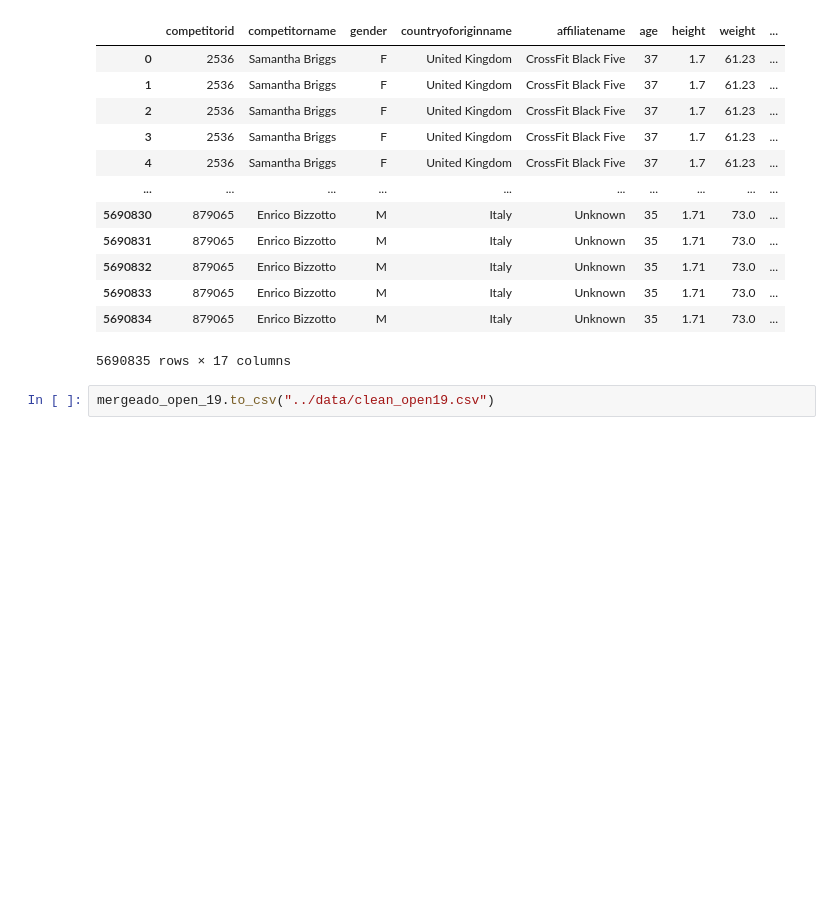
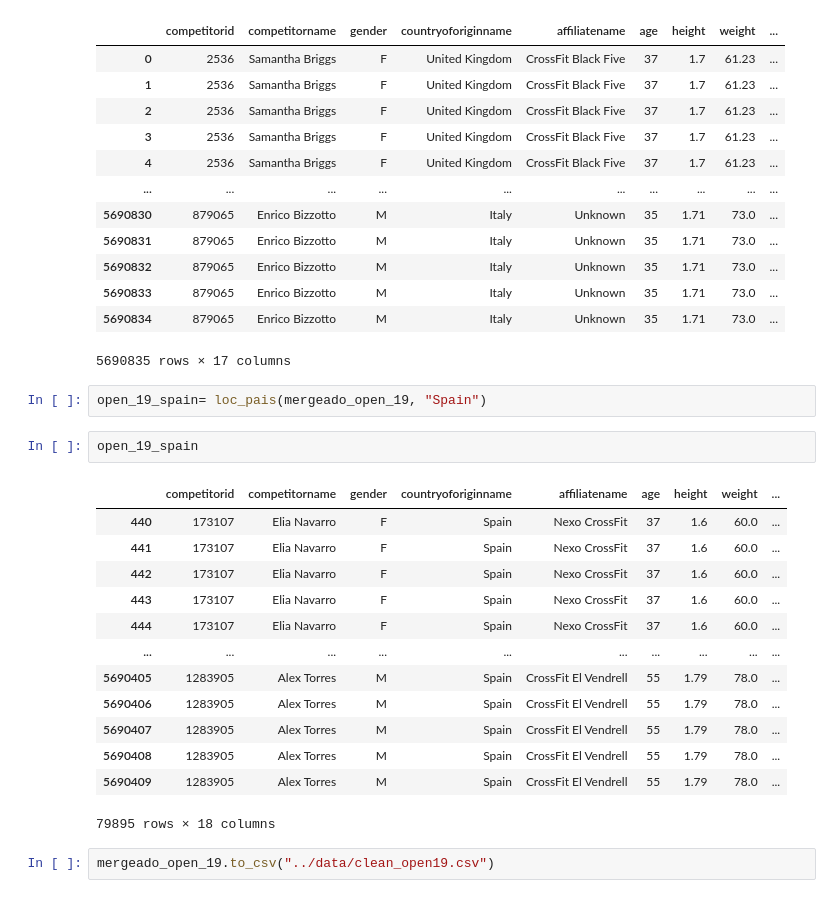
Before and after one commit to Beapsp/Conoce-prueba-practica_Crossfit, a Jupyter notebook: Notebooks/cleaning_cross.ipynb, the cells around one changed output. Saved outputs shown, nothing was run; the diff lists cells and outputs as text; blank space fills up the shorter version.

```diff
--- a/Notebooks/cleaning_cross.ipynb
+++ b/Notebooks/cleaning_cross.ipynb
@@ -554,6 +554,24 @@ mergeado_open_19.drop(["division_y"],axis = 1)
 | 5690833 | 879065 | Enrico Bizzotto | M | Italy | Unknown | 35 | 1.71 | 73.0 | ... |
 | 5690834 | 879065 | Enrico Bizzotto | M | Italy | Unknown | 35 | 1.71 | 73.0 | ... |
 5690835 rows × 17 columns
+# %%
+open_19_spain= loc_pais(mergeado_open_19, "Spain")
+# %%
+open_19_spain
+# %% [output]
+|  | competitorid | competitorname | gender | countryoforiginname | affiliatename | age | height | weight | ... |
+| 440 | 173107 | Elia Navarro | F | Spain | Nexo CrossFit | 37 | 1.6 | 60.0 | ... |
+| 441 | 173107 | Elia Navarro | F | Spain | Nexo CrossFit | 37 | 1.6 | 60.0 | ... |
+| 442 | 173107 | Elia Navarro | F | Spain | Nexo CrossFit | 37 | 1.6 | 60.0 | ... |
+| 443 | 173107 | Elia Navarro | F | Spain | Nexo CrossFit | 37 | 1.6 | 60.0 | ... |
+| 444 | 173107 | Elia Navarro | F | Spain | Nexo CrossFit | 37 | 1.6 | 60.0 | ... |
+| ... | ... | ... | ... | ... | ... | ... | ... | ... | ... |
+| 5690405 | 1283905 | Alex Torres | M | Spain | CrossFit El Vendrell | 55 | 1.79 | 78.0 | ... |
+| 5690406 | 1283905 | Alex Torres | M | Spain | CrossFit El Vendrell | 55 | 1.79 | 78.0 | ... |
+| 5690407 | 1283905 | Alex Torres | M | Spain | CrossFit El Vendrell | 55 | 1.79 | 78.0 | ... |
+| 5690408 | 1283905 | Alex Torres | M | Spain | CrossFit El Vendrell | 55 | 1.79 | 78.0 | ... |
+| 5690409 | 1283905 | Alex Torres | M | Spain | CrossFit El Vendrell | 55 | 1.79 | 78.0 | ... |
+79895 rows × 18 columns
 # %%
 mergeado_open_19.to_csv("../data/clean_open19.csv")
 # %%
```
Also changed, not shown: parts of 4 cells of this notebook, 3 other files.
